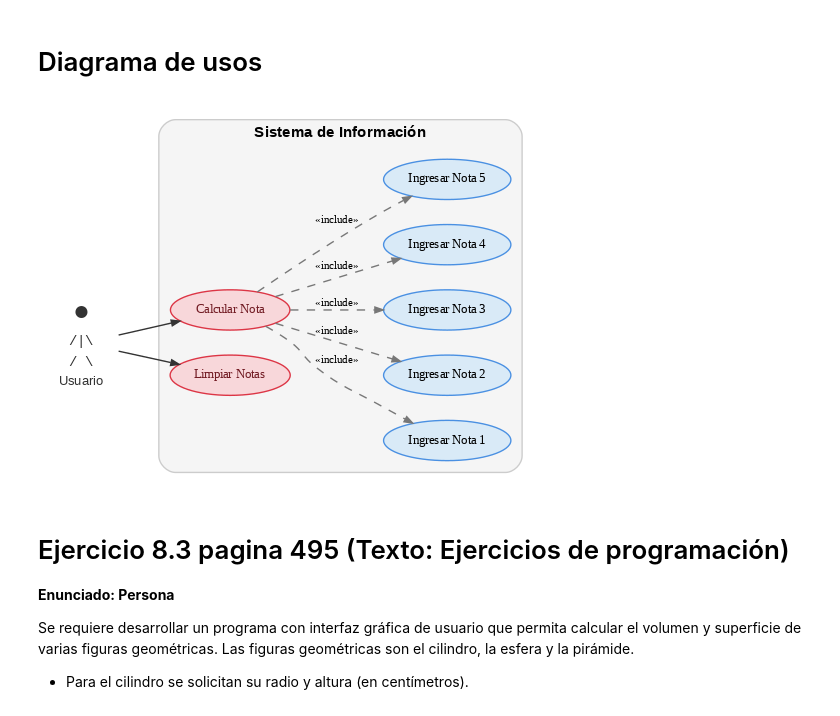
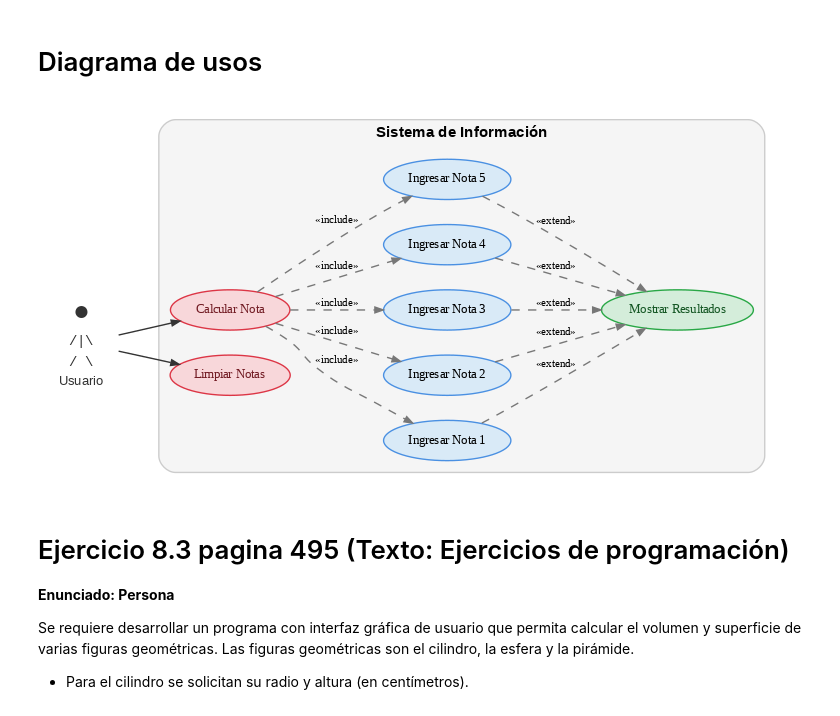
Before and after one commit to losornom-spec/POO-2025-2, a Jupyter notebook: Acitividad_3_POO.ipynb, the cells around one changed output. Drawn from its saved outputs; the diff is of its cells as text; code cells hidden in the pictures.

```diff
--- a/Acitividad_3_POO.ipynb
+++ b/Acitividad_3_POO.ipynb
@@ -338,12 +329,16 @@ display(Image(filename='diagrama_notas.png'))
 !pip install graphviz > /dev/null 2>&1
 from graphviz import Digraph
 from IPython.display import Image, display
+
+# Crear el objeto Digraph
 use_case = Digraph('CasosDeUso', filename='casos_uso_notas_color', format='png')
 use_case.attr(
-    rankdir='LR',
+    rankdir='LR',  # Dirección de Izquierda a Derecha
     dpi='100',
     fontname='Helvetica'
 )
+
+# Definir el actor con formato HTML-like
 actor_svg = '''<
 <TABLE BORDER="0" CELLBORDER="0" CELLSPACING="0">
   <TR><TD><FONT POINT-SIZE="20" COLOR="#333333">●</FONT></TD></TR>
@@ -352,6 +347,8 @@ actor_svg = '''<
   <TR><TD><FONT FACE="Helvetica" POINT-SIZE="9" COLOR="#333333">Usuario</FONT></TD></TR>
 </TABLE>>'''
 use_case.node('actor', actor_svg, shape='plaintext')
+
+# Definir el subsistema como un cluster
 with use_case.subgraph(name='cluster_sistema') as sistema:
     sistema.attr(
         label='Sistema de Información',
@@ -361,46 +358,78 @@ with use_case.subgraph(name='cluster_sistema') as sistema:
         color='#CCCCCC',
         fillcolor='#F5F5F5'
     )
+    # Atributos por defecto para los nodos dentro del sistema
     sistema.attr(
         'node',
         shape='ellipse',
         style='filled',
         fillcolor='#D9EAF7',
         color='#4A90E2',
         fontcolor='#000000',
         fontsize='9',
         width='1.2',
         height='0.4'
     )
+
+    # Nodos de casos de uso
     sistema.node(
         'calcular',
         'Calcular Nota',
-        fillcolor='#F8D7DA',  # Rojo claro de fondo
-        color='#DC3545',      # Borde rojo
-        fontcolor='#721C24'   # Texto rojo oscuro
+        fillcolor='#F8D7DA',
+        color='#DC3545',
+        fontcolor='#721C24'
     )
     sistema.node(
         'limpiar',
         'Limpiar Notas',
-        fillcolor='#F8D7DA',  # Rojo claro de fondo
-        color='#DC3545',      # Borde rojo
-        fontcolor='#721C24'   # Texto rojo oscuro
+        fillcolor='#F8D7DA',
+        color='#DC3545',
+        fontcolor='#721C24'
     )
+
+    # Nodos para ingresar cada nota
     for i in range(1, 6):
         sistema.node(f'nota{i}', f'Ingresar Nota {i}')
+
+    # --- NUEVO NODO AÑADIDO ---
+    # Se añade el nodo "Mostrar Resultados" con un color distintivo (verde)
+    sistema.node(
+        'mostrar_resultados',
+        'Mostrar Resultados',
+        fillcolor='#D4EDDA',  # Fondo verde claro
+        color='#28A745',      # Borde verde
+        fontcolor='#155724'   # Texto verde oscuro
+    )
+
+# Conexiones desde el actor
 use_case.edge('actor', 'calcular', color='#333333', arrowsize='0.6')
 use_case.edge('actor', 'limpiar', color='#333333', arrowsize='0.6')
+
+# Conexiones de inclusión (include)
 for i in range(1, 6):
     use_case.edge('calcular', f'nota{i}',
                   label='«include»',
                   fontsize='8',
                   color='#777777',
                   style='dashed',
                   arrowsize='0.6')
+
+# --- NUEVAS CONEXIONES AÑADIDAS ---
+# Conectamos cada nota con "Mostrar Resultados"
+# Usamos la etiqueta «extend» que es común en estos diagramas
+for i in range(1, 6):
+    use_case.edge(f'nota{i}', 'mostrar_resultados',
+                  label='«extend»',
+                  fontsize='8',
+                  color='#777777',
+                  style='dashed',
+                  arrowsize='0.6')
+
+# Renderizar y mostrar la imagen
 use_case.render(cleanup=True)
 display(Image(filename='casos_uso_notas_color.png'))
 # %% [output]
-[figure, old version]
+[figure, new version]
 # %% [markdown]
 # Ejercicio 8.3 pagina 495 (Texto: Ejercicios de programación)
 
```
Also changed, not shown: parts of 9 cells of this notebook.
